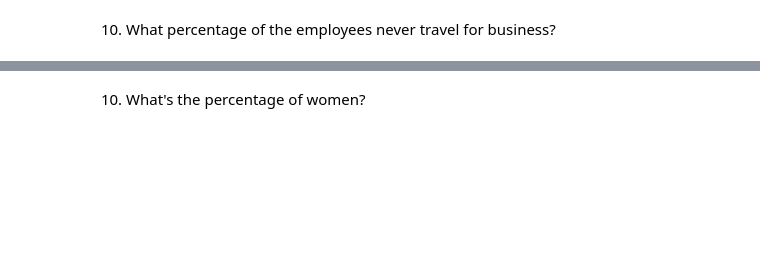
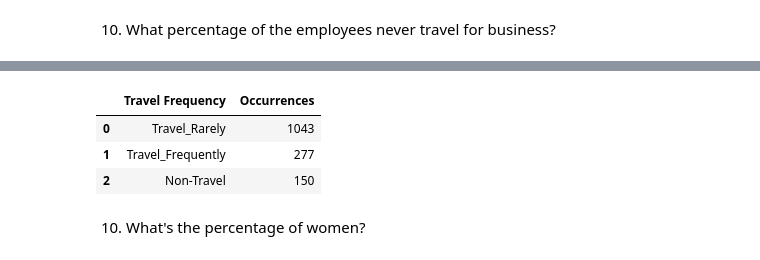
Before and after one commit to VPoussou/DataTouka, a Jupyter notebook: 01-EDA_IBM_attrition.ipynb, the cells around one changed output, grey strips where cells are left out. Saved outputs shown, nothing was run; the diff lists cells and outputs as text; code cells hidden in the pictures; blank space fills up the shorter version.

```diff
--- a/01-EDA_IBM_attrition.ipynb
+++ b/01-EDA_IBM_attrition.ipynb
@@ -89,0 +111,9 @@ Find two ways of investigating the difference
+# %%
+travel_frequencies = pandas_df['BusinessTravel'].value_counts()
+travel_frequencies_table = pd.DataFrame({'Travel Frequency': travel_frequencies.index, 'Occurrences': travel_frequencies.values})
+travel_frequencies_table.head()
+# %% [output]
+|  | Travel Frequency | Occurrences |
+| 0 | Travel_Rarely | 1043 |
+| 1 | Travel_Frequently | 277 |
+| 2 | Non-Travel | 150 |
```
Also changed, not shown: parts of 15 cells of this notebook, 6 other files.
